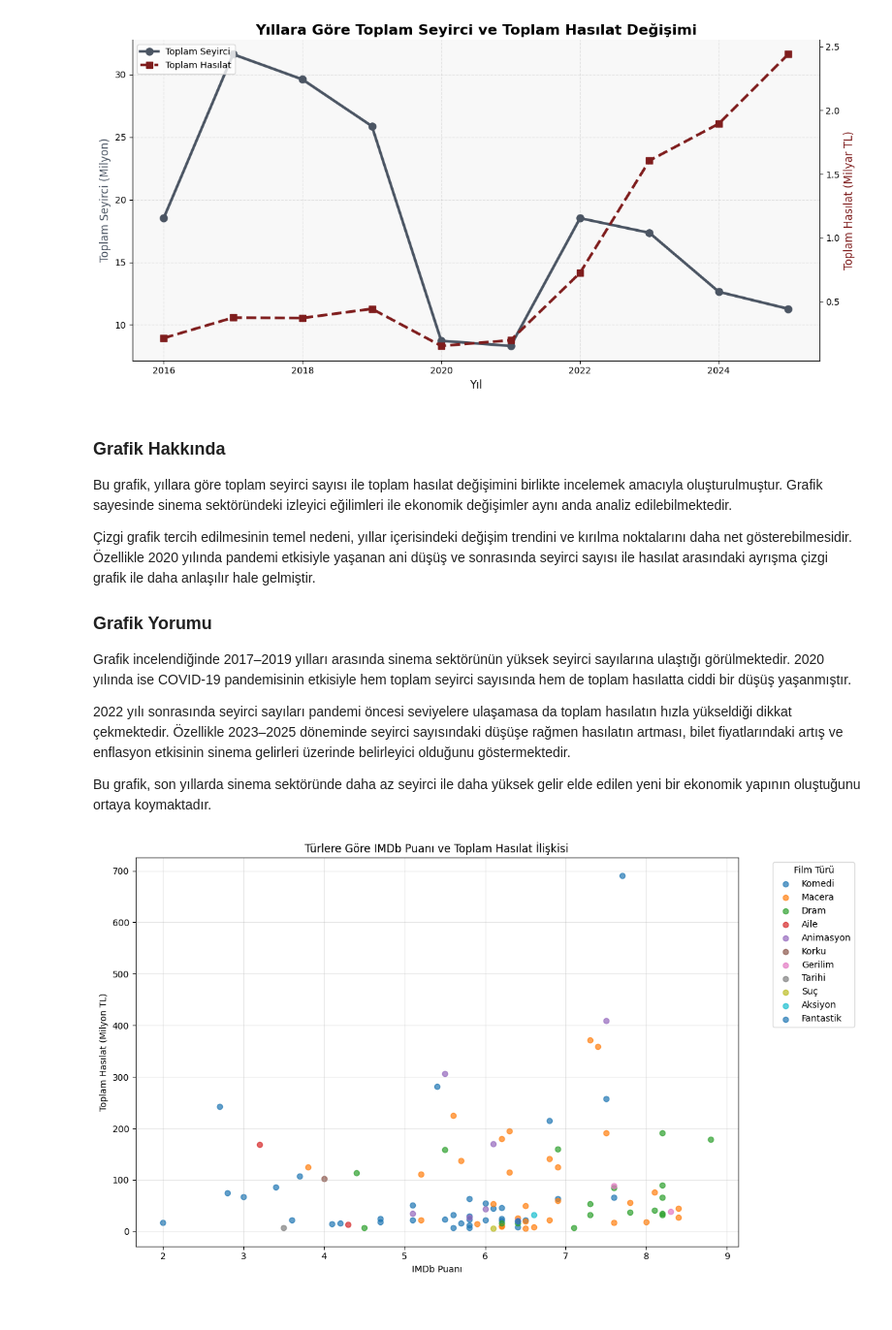
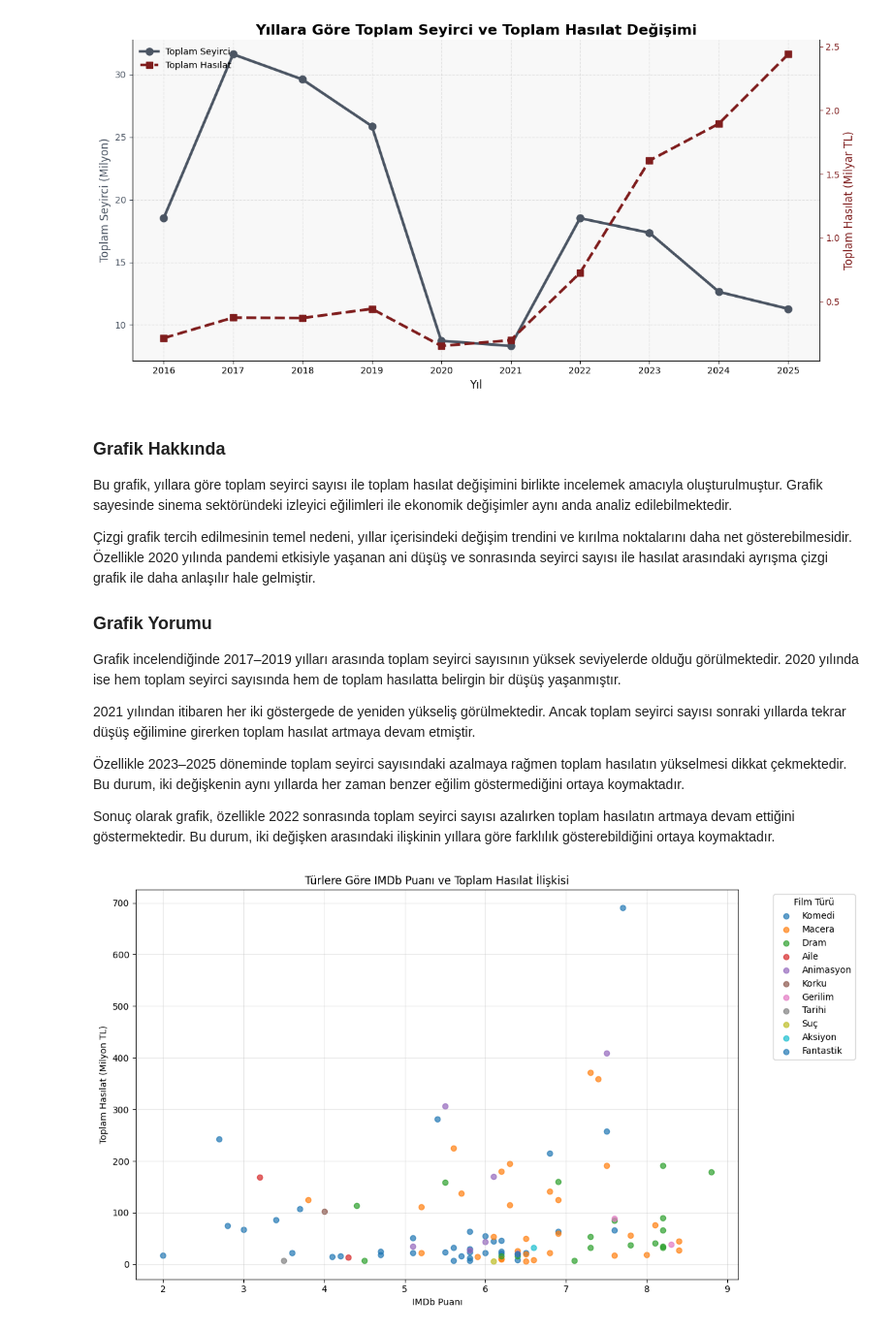
Before and after one commit to ZeynepOzbey/sinema-veri-analizi, a Jupyter notebook: notebook/film_analizi.ipynb, the cells around one changed output. Shown at 97% size. Drawn from its saved outputs; the diff is of its cells as text; code cells hidden in the pictures.

```diff
--- a/notebook/film_analizi.ipynb
+++ b/notebook/film_analizi.ipynb
@@ -36,22 +36,19 @@ ax1.plot(
     marker="o",
     markersize=8,
     linewidth=3,
-    color="#4B5563",   # Soft koyu gri
+    color="#4B5563",
     label="Toplam Seyirci"
 )
 
 ax1.set_xlabel("Yıl", fontsize=12)
-ax1.set_ylabel("Toplam Seyirci (Milyon)",
+ax1.set_ylabel(
+    "Toplam Seyirci (Milyon)",
     fontsize=12,
     color="#4B5563"
 )
 
-ax1.legend(
-    lines_1 + lines_2,
-    labels_1 + labels_2,
-    loc="upper left",
-    frameon=False
-)
+ax1.tick_params(axis="y", colors="#4B5563")
+ax1.set_xticks(yillik_veri["vizyon_tarihi"])
 
 # Grid
 ax1.grid(True, linestyle="--", alpha=0.3)
@@ -67,47 +64,51 @@ ax2.plot(
     markersize=7,
     linewidth=3,
     linestyle="--",
-    color="#7F1D1D",   # Mat bordo
+    color="#7F1D1D",
     label="Toplam Hasılat"
 )
+
 ax2.set_ylabel(
     "Toplam Hasılat (Milyar TL)",
     fontsize=12,
     color="#7F1D1D"
 )
+
+ax2.tick_params(axis="y", colors="#7F1D1D")
 
 # Başlık
 plt.title(
     "Yıllara Göre Toplam Seyirci ve Toplam Hasılat Değişimi",
     fontsize=16,
     fontweight="bold"
 )
 
 # Legend
 lines_1, labels_1 = ax1.get_legend_handles_labels()
 lines_2, labels_2 = ax2.get_legend_handles_labels()
 
 ax1.legend(
     lines_1 + lines_2,
     labels_1 + labels_2,
     loc="upper left",
-    frameon=True
+    frameon=False
 )
 
 # Grafik kenarlarını sadeleştir
 ax1.spines["top"].set_visible(False)
 ax2.spines["top"].set_visible(False)
+
+plt.tight_layout()
 
 plt.savefig(
     "../images/yillik_seyirci_hasilat.png",
     dpi=300,
     bbox_inches="tight"
 )
 
-plt.tight_layout()
 plt.show()
 # %% [output]
-[figure, old version]
+[figure, new version]
 # %% [markdown]
 ### Grafik Hakkında
 
@@ -115,11 +116,13 @@ Bu grafik, yıllara göre toplam seyirci sayısı ile toplam hasılat değişimi
 
 Çizgi grafik tercih edilmesinin temel nedeni, yıllar içerisindeki değişim trendini ve kırılma noktalarını daha net gösterebilmesidir. Özellikle 2020 yılında pandemi etkisiyle yaşanan ani düşüş ve sonrasında seyirci sayısı ile hasılat arasındaki ayrışma çizgi grafik ile daha anlaşılır hale gelmiştir.
 ### Grafik Yorumu
-Grafik incelendiğinde 2017–2019 yılları arasında sinema sektörünün yüksek seyirci sayılarına ulaştığı görülmektedir. 2020 yılında ise COVID-19 pandemisinin etkisiyle hem toplam seyirci sayısında hem de toplam hasılatta ciddi bir düşüş yaşanmıştır.
+Grafik incelendiğinde 2017–2019 yılları arasında toplam seyirci sayısının yüksek seviyelerde olduğu görülmektedir. 2020 yılında ise hem toplam seyirci sayısında hem de toplam hasılatta belirgin bir düşüş yaşanmıştır.
 
-2022 yılı sonrasında seyirci sayıları pandemi öncesi seviyelere ulaşamasa da toplam hasılatın hızla yükseldiği dikkat çekmektedir. Özellikle 2023–2025 döneminde seyirci sayısındaki düşüşe rağmen hasılatın artması, bilet fiyatlarındaki artış ve enflasyon etkisinin sinema gelirleri üzerinde belirleyici olduğunu göstermektedir.
+2021 yılından itibaren her iki göstergede de yeniden yükseliş görülmektedir. Ancak toplam seyirci sayısı sonraki yıllarda tekrar düşüş eğilimine girerken toplam hasılat artmaya devam etmiştir.
 
-Bu grafik, son yıllarda sinema sektöründe daha az seyirci ile daha yüksek gelir elde edilen yeni bir ekonomik yapının oluştuğunu ortaya koymaktadır.
+Özellikle 2023–2025 döneminde toplam seyirci sayısındaki azalmaya rağmen toplam hasılatın yükselmesi dikkat çekmektedir. Bu durum, iki değişkenin aynı yıllarda her zaman benzer eğilim göstermediğini ortaya koymaktadır.
+
+Sonuç olarak grafik, özellikle 2022 sonrasında toplam seyirci sayısı azalırken toplam hasılatın artmaya devam ettiğini göstermektedir. Bu durum, iki değişken arasındaki ilişkinin yıllara göre farklılık gösterebildiğini ortaya koymaktadır.
 # %%
 import pandas as pd
 import matplotlib.pyplot as plt
```
Also changed, not shown: parts of 9 cells of this notebook.
